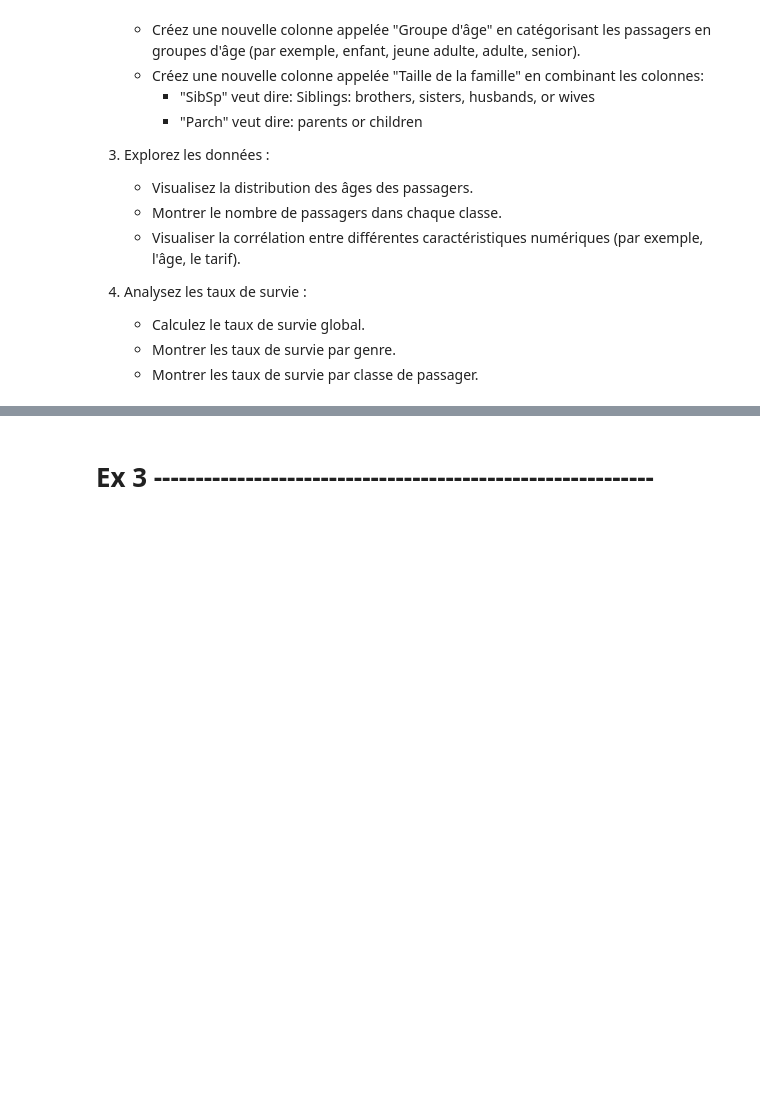
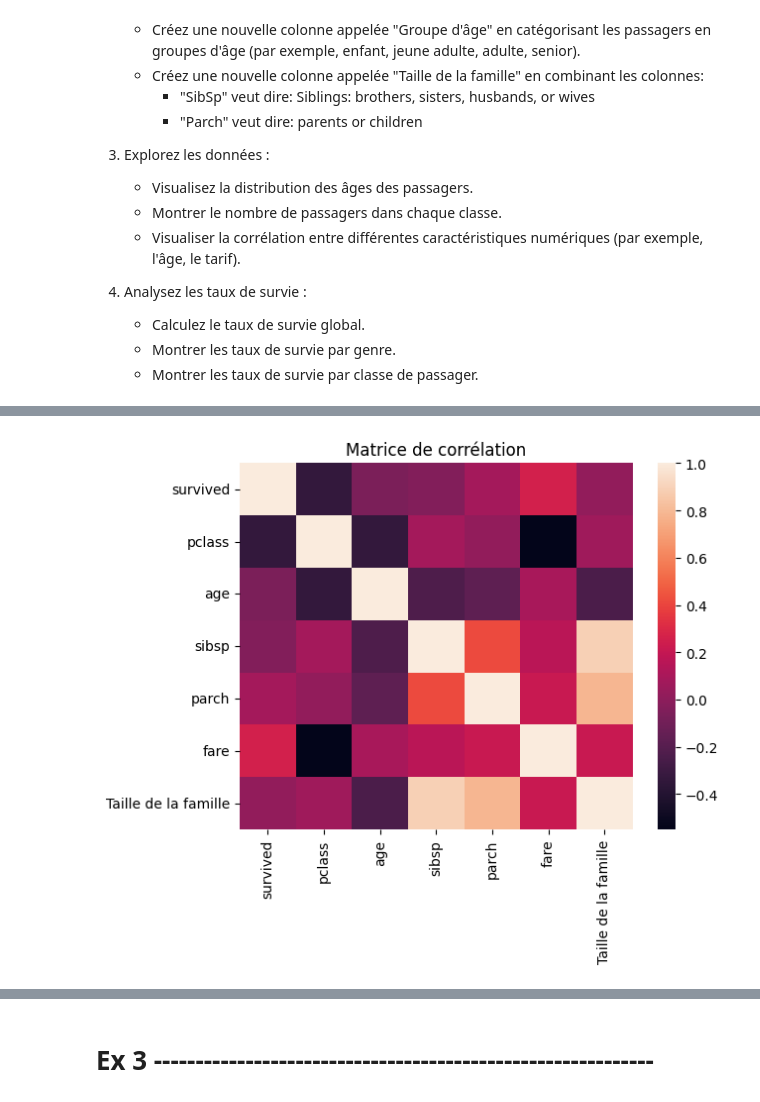
Before and after one commit to ayman-gassi/Data-analysis-and-inferential-statistics, a Jupyter notebook: Exercices3__Matplot&seeBorn.ipynb, the cells around one changed output, grey strips where cells are left out. Saved outputs shown, nothing was run; the diff lists cells and outputs as text; code cells hidden in the pictures; blank space fills up the shorter version.

```diff
--- a/Exercices3__Matplot&seeBorn.ipynb
+++ b/Exercices3__Matplot&seeBorn.ipynb
@@ -271,0 +388,7 @@ plt.show()
+# %%
+dt_corr = dt.select_dtypes(include=['number']).corr()
+sns.heatmap(dt_corr)
+plt.title("Matrice de corrélation")
+plt.show()
+# %% [output]
+[figure, added]
```
Also changed, not shown: parts of 18 cells of this notebook.
